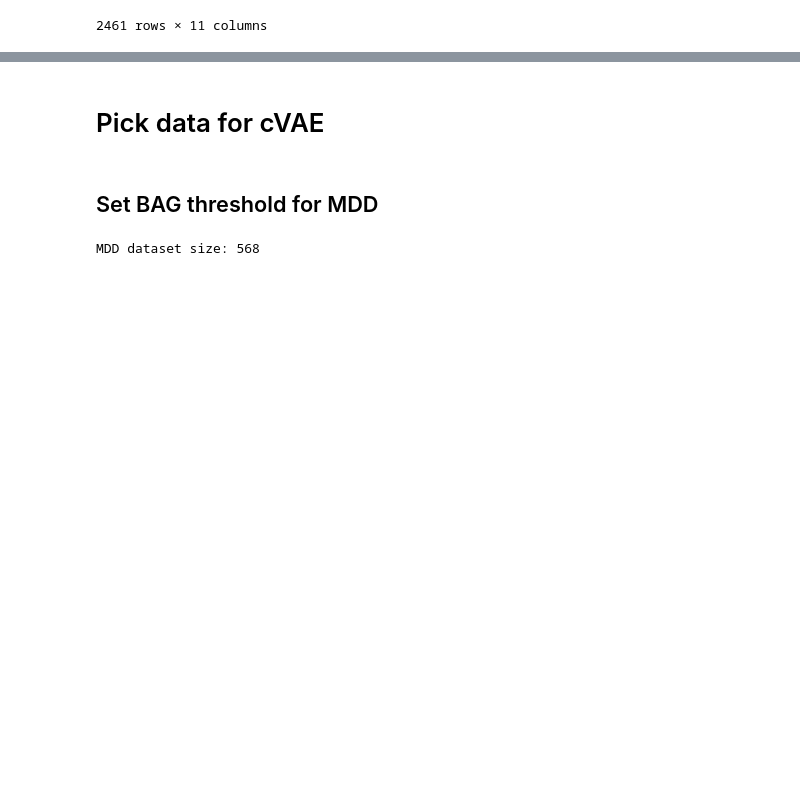
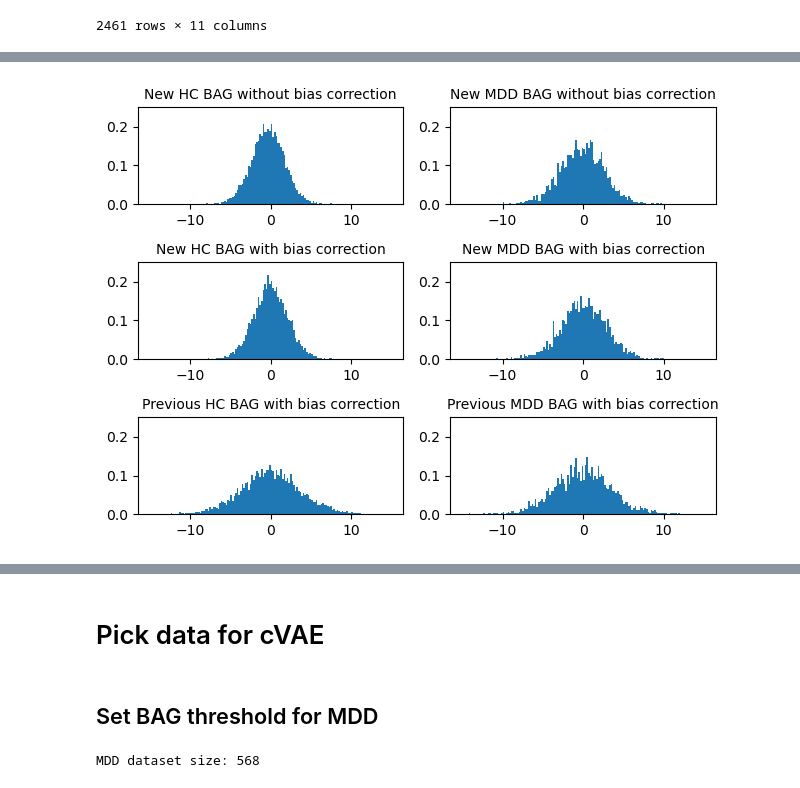
Before and after one commit to Arnoldzyf/ConGele_MSc, a Jupyter notebook: Inference_brain_age.ipynb, the cells around one changed output, grey strips where cells are left out. Drawn from its saved outputs; the diff is of its cells as text; code cells hidden in the pictures; blank space fills up the shorter version.

```diff
--- a/Inference_brain_age.ipynb
+++ b/Inference_brain_age.ipynb
@@ -799,0 +953,40 @@ MDD_info
+# %%
+fig, ((ax0, ax3), (ax1, ax4), (ax2, ax5)) = plt.subplots(nrows=3, ncols=2)
+
+size = 10
+range = (-15, 15)
+bins=150
+normed=True
+y_range=[0.0, 0.25]
+
+major_ticks = np.arange(0, 0.25, 25)
+minor_ticks = np.arange(0, 0.25, 5)
+
+ax0.hist(HC_info["age_pred_2"]-HC_info["f.21003.2.0"], range=range, bins=bins, density=normed)
+ax0.set_title('New HC BAG without bias correction', fontsize = size)
+ax0.set_ylim(y_range)
+
+ax1.hist(HC_info["error_2"], range=range, bins=bins, density=normed)
+ax1.set_title('New HC BAG with bias correction', fontsize = size)
+ax1.set_ylim(y_range)
+
+ax2.hist(HC_info["error"], range=range, bins=bins, density=normed)
+ax2.set_title('Previous HC BAG with bias correction', fontsize = size)
+ax2.set_ylim(y_range)
+
+ax3.hist(MDD_info["age_pred_2"]-MDD_info["f.21003.2.0"], range=range, bins=bins, density=normed)
+ax3.set_title('New MDD BAG without bias correction', fontsize = size)
+ax3.set_ylim(y_range)
+
+ax4.hist(MDD_info["BAG_2"], range=range, bins=bins, density=normed)
+ax4.set_title('New MDD BAG with bias correction', fontsize = size)
+ax4.set_ylim(y_range)
+
+ax5.hist(MDD_info["BAG"], range=range, bins=bins, density=normed)
+ax5.set_title('Previous MDD BAG with bias correction', fontsize = size)
+ax5.set_ylim(y_range)
+
+fig.tight_layout()
+plt.show()
+# %% [output]
+[figure, added]
```
Also changed, not shown: parts of 25 cells of this notebook.
